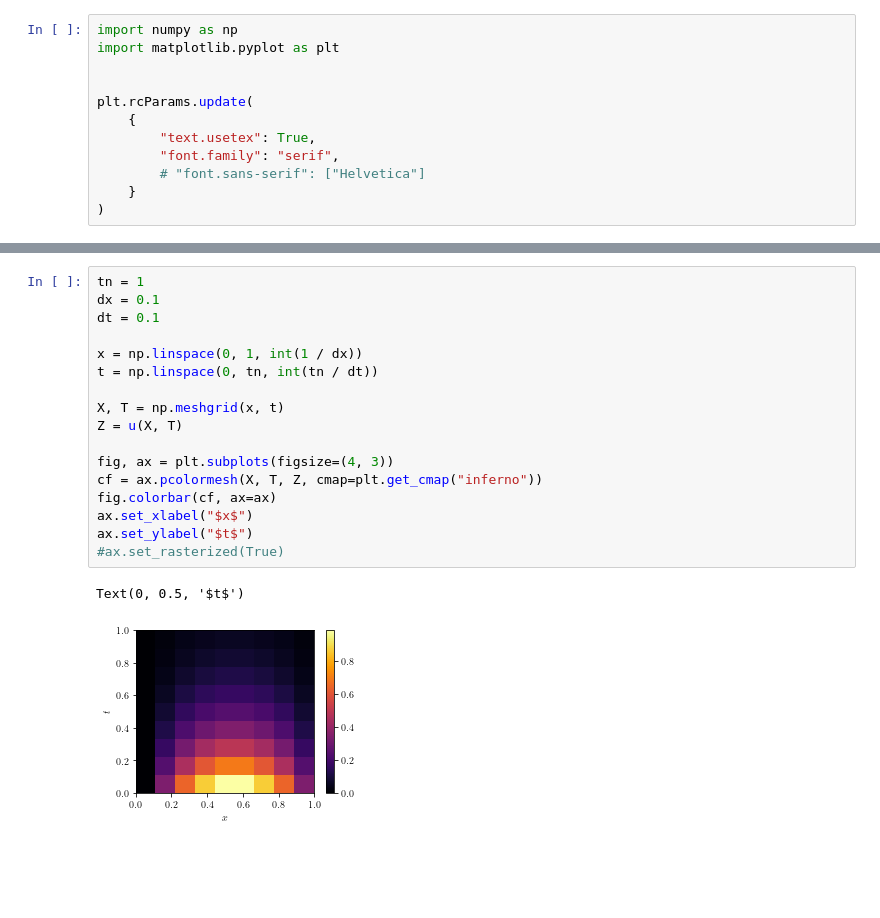
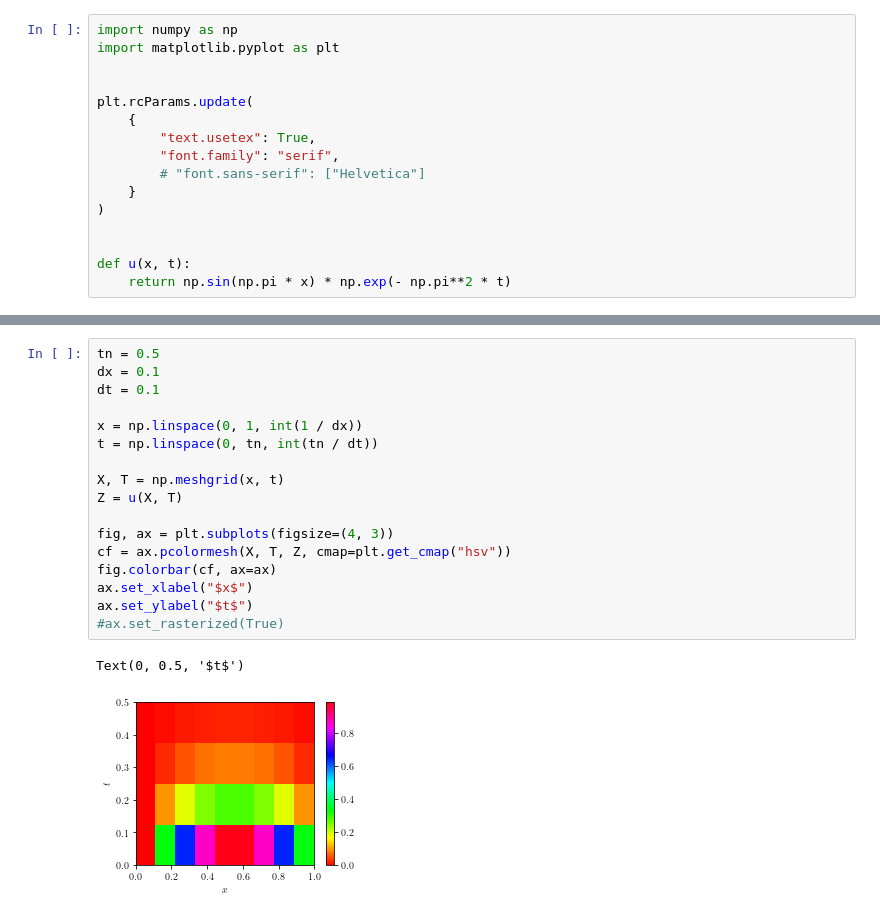
Before and after one commit to nicholaskarlsen/FYS-STK4155, a Jupyter notebook: project_3/notebooks/Heat_equation_analytic.ipynb, the cells around one changed output, grey strips where cells are left out. Drawn from its saved outputs; the diff is of its cells as text; blank space fills up the shorter version.

```diff
--- a/project_3/notebooks/Heat_equation_analytic.ipynb
+++ b/project_3/notebooks/Heat_equation_analytic.ipynb
@@ -10,3 +10,7 @@ plt.rcParams.update(
         # "font.sans-serif": ["Helvetica"]
     }
 )
+
+
+def u(x, t):
+    return np.sin(np.pi * x) * np.exp(- np.pi**2 * t)
@@ -13,20 +37,20 @@ plt.rcParams.update(
 # %%
-tn = 1
+tn = 0.5
 dx = 0.1
 dt = 0.1
 
 x = np.linspace(0, 1, int(1 / dx))
 t = np.linspace(0, tn, int(tn / dt))
 
 X, T = np.meshgrid(x, t)
 Z = u(X, T)
 
 fig, ax = plt.subplots(figsize=(4, 3))
-cf = ax.pcolormesh(X, T, Z, cmap=plt.get_cmap("inferno"))
+cf = ax.pcolormesh(X, T, Z, cmap=plt.get_cmap("hsv"))
 fig.colorbar(cf, ax=ax)
 ax.set_xlabel("$x$")
 ax.set_ylabel("$t$")
 #ax.set_rasterized(True)
 # %% [output]
 Text(0, 0.5, '$t$')
-[figure, old version]
+[figure, new version]
```
Also changed, not shown: parts of 3 cells of this notebook, 7 other files.
